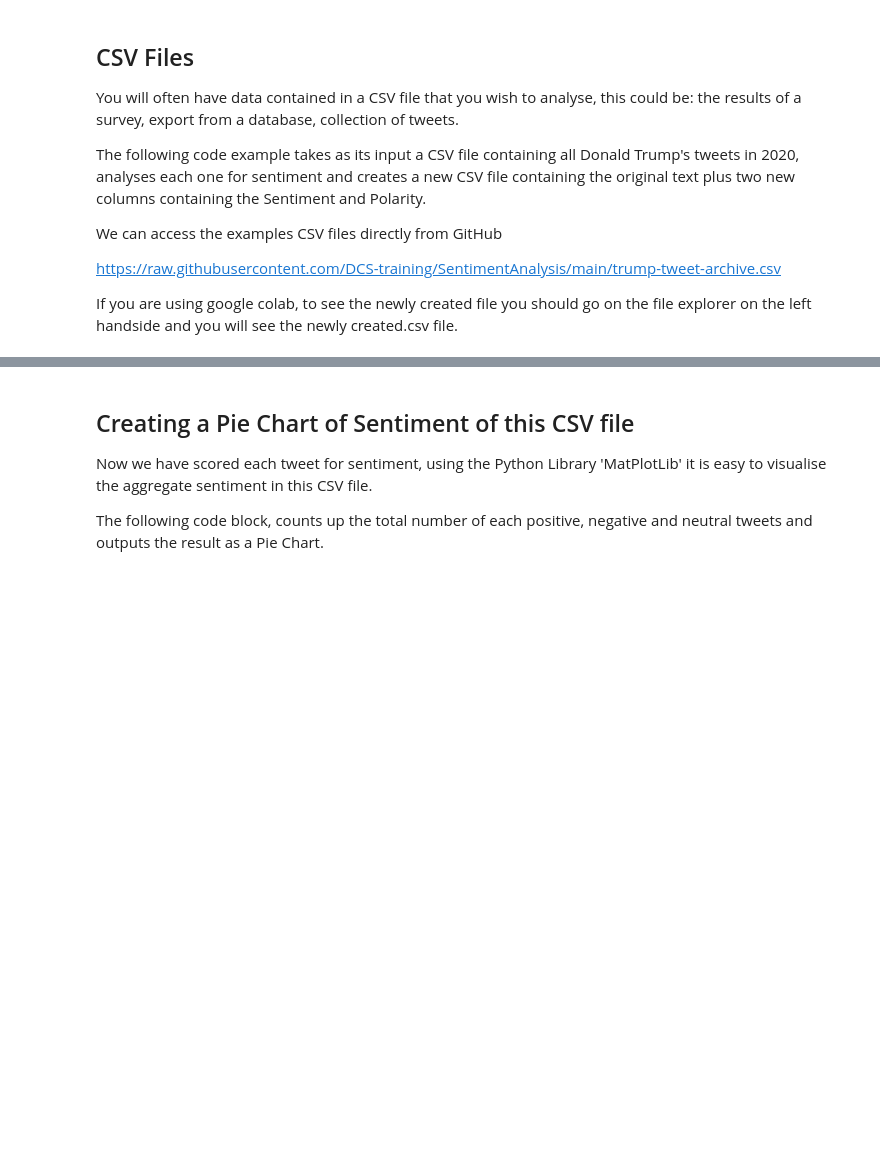
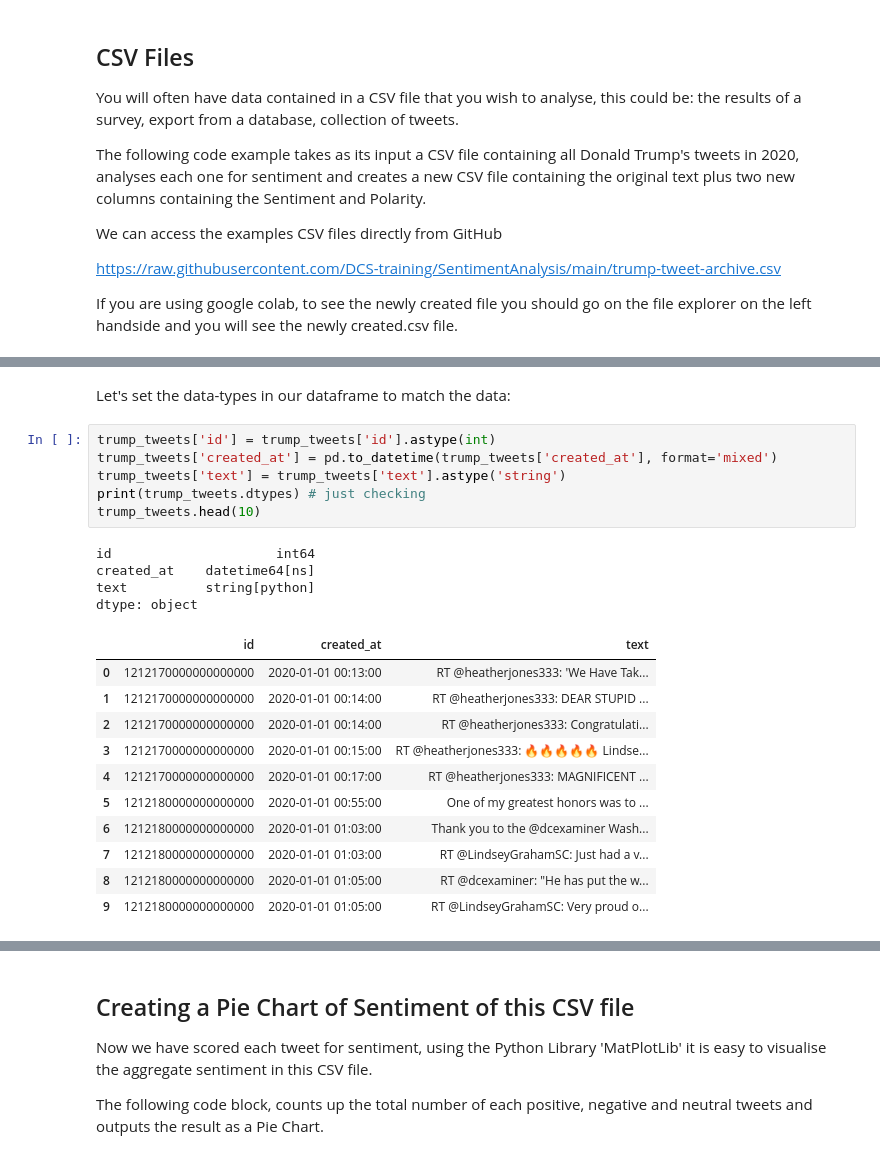
Before and after one commit to DCS-training/SentimentAnalysis, a Jupyter notebook: intro_sentiment_analysis_2021.ipynb, the cells around one changed output, grey strips where cells are left out. Saved outputs shown, nothing was run; the diff lists cells and outputs as text; blank space fills up the shorter version.

```diff
--- a/intro_sentiment_analysis_2021.ipynb
+++ b/intro_sentiment_analysis_2021.ipynb
@@ -187,0 +209,24 @@ with open(out_file, "w", newline='', encoding='utf-8') as outfile:
+# %% [markdown]
+Let's set the data-types in our dataframe to match the data:
+# %%
+trump_tweets['id'] = trump_tweets['id'].astype(int)
+trump_tweets['created_at'] = pd.to_datetime(trump_tweets['created_at'], format='mixed')
+trump_tweets['text'] = trump_tweets['text'].astype('string')
+print(trump_tweets.dtypes) # just checking
+trump_tweets.head(10)
+# %% [output]
+id                     int64
+created_at    datetime64[ns]
+text          string[python]
+dtype: object
+|  | id | created_at | text |
+| 0 | 1212170000000000000 | 2020-01-01 00:13:00 | RT @heatherjones333: 'We Have Tak... |
+| 1 | 1212170000000000000 | 2020-01-01 00:14:00 | RT @heatherjones333: DEAR STUPID ... |
+| 2 | 1212170000000000000 | 2020-01-01 00:14:00 | RT @heatherjones333: Congratulati... |
+| 3 | 1212170000000000000 | 2020-01-01 00:15:00 | RT @heatherjones333: 🔥🔥🔥🔥🔥 Lindse... |
+| 4 | 1212170000000000000 | 2020-01-01 00:17:00 | RT @heatherjones333: MAGNIFICENT ... |
+| 5 | 1212180000000000000 | 2020-01-01 00:55:00 | One of my greatest honors was to ... |
+| 6 | 1212180000000000000 | 2020-01-01 01:03:00 | Thank you to the @dcexaminer Wash... |
+| 7 | 1212180000000000000 | 2020-01-01 01:03:00 | RT @LindseyGrahamSC: Just had a v... |
+| 8 | 1212180000000000000 | 2020-01-01 01:05:00 | RT @dcexaminer: "He has put the w... |
+| 9 | 1212180000000000000 | 2020-01-01 01:05:00 | RT @LindseyGrahamSC: Very proud o... |
```
Also changed, not shown: parts of 20 cells of this notebook.
